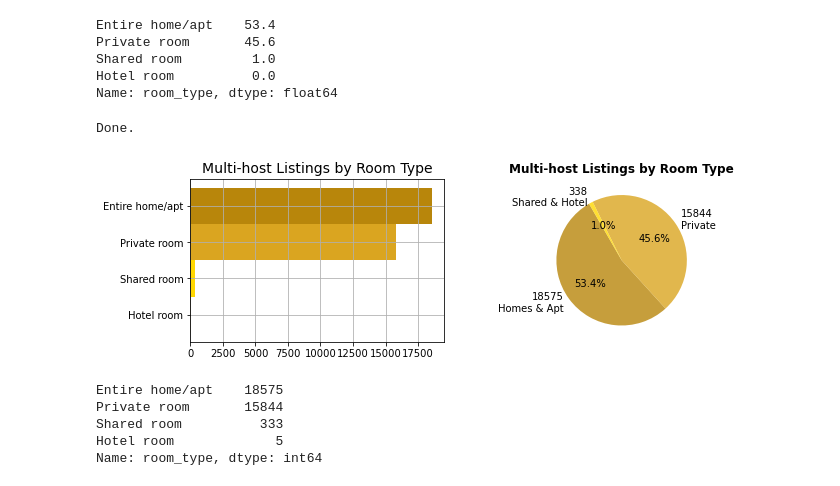
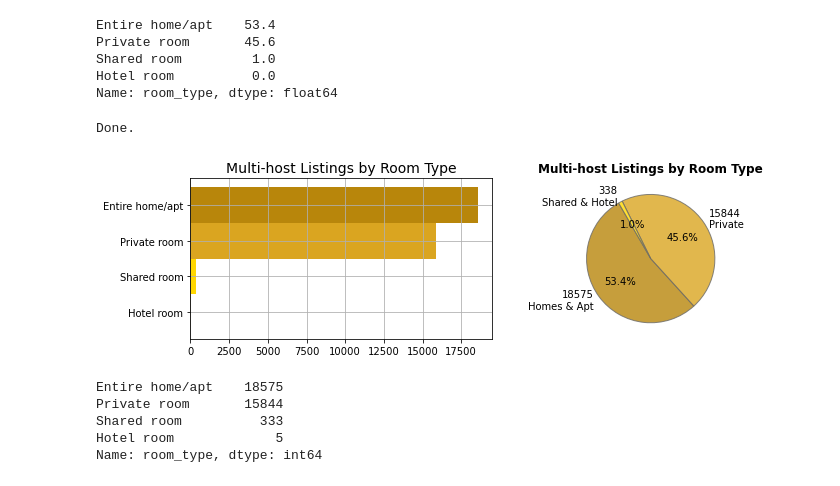
Before and after one commit to MattKavanaugh/i2p_a3_final, a Jupyter notebook: exec-briefing-final.ipynb, the cells around one changed output. Cells and saved outputs as stored; diff of their text form; code cells hidden in the pictures.

```diff
--- a/exec-briefing-final.ipynb
+++ b/exec-briefing-final.ipynb
@@ -798,37 +860,39 @@ Name: room_type, dtype: float64
 # %%
 # theres a more even split here between entire homes/aprts and private rooms
 # let's visualize this ...
-plt.figure(figsize = [12, 8])
+plt.figure(figsize = [14, 8])
 
 # first subplot (1 row, 2 columns, position 1)
 plt.subplot(1, 2, 1)
 multi_host_freq = multi_host['room_type'].value_counts().sort_values(ascending=True)
 multi_host_freq.plot.barh(figsize =(10,3), width=1, color=['khaki','gold','goldenrod','darkgoldenrod'])
 plt.title("Multi-host Listings by Room Type", fontsize=14)
 plt.grid(True)
 
 # second subplot (1 row, 2 columns, position 2)
 plt.subplot(1, 2, 2)
 labels = ['18575\nHomes & Apt', '15844\nPrivate', '338\nShared & Hotel']
 sizes = [53.4, 45.6, 1.0]
-plt.pie(sizes,labels=labels, colors = ['darkgoldenrod','goldenrod','gold'], autopct='%1.1f%%', startangle=120, wedgeprops={'alpha':0.8})
+plt.pie(sizes,labels=labels, colors = ['darkgoldenrod','goldenrod','gold'], autopct='%1.1f%%', startangle=120, wedgeprops={"edgecolor" : "dimgrey", 'alpha':0.8})
 plt.title('Multi-host Listings by Room Type', fontsize=12, color='black', fontweight='bold')
+
+plt.tight_layout()
 
 # save fig
 path = os.path.join('','img')
 fn = 'fig1b'
 
 if not os.path.exists(path):
     print(f"Creating {path} under {os.getcwd()}")
     os.makedirs(path)
 
 plt.savefig(os.path.join(path,fn), index=False)
 print("Done.")
 
 plt.show()
 # %% [output]
 Done.
-[figure, old version]
+[figure, new version]
 # %%
 # check counts
 multi_host.room_type.value_counts()
```
Also changed, not shown: parts of 17 cells of this notebook, 11 other files.
